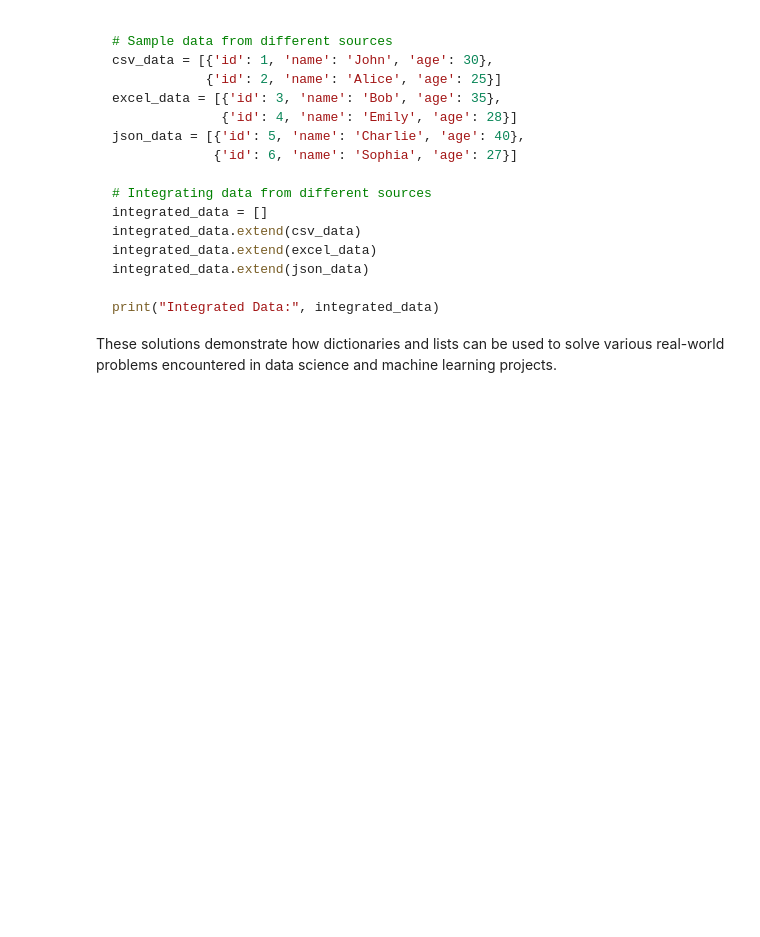
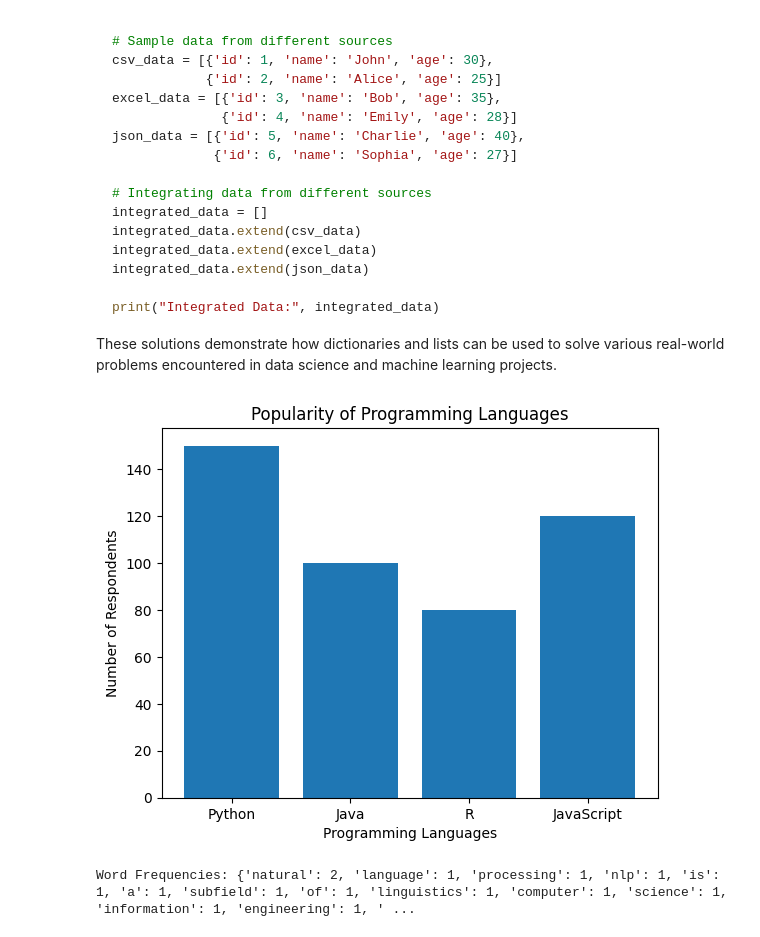
Before and after one commit to siddhantbhattarai/Py4DS-ML-Bootcamp, a Jupyter notebook: 1. Python-Basics/python-intermediate-question.ipynb, the cells around one changed output. Saved outputs shown, nothing was run; the diff lists cells and outputs as text; code cells hidden in the pictures; blank space fills up the shorter version.

Commit message:
python intermediate practice Q

````diff
--- a/1. Python-Basics/python-intermediate-question.ipynb
+++ b/1. Python-Basics/python-intermediate-question.ipynb
@@ -148,3 +148,37 @@ print("Integrated Data:", integrated_data)
 ```
 
 These solutions demonstrate how dictionaries and lists can be used to solve various real-world problems encountered in data science and machine learning projects.
+# %%
+# Data Visualization:
+import matplotlib.pyplot as plt
+
+# Sample data
+programming_languages = {'Python': 150, 'Java': 100, 'R': 80, 'JavaScript': 120}
+
+# Plotting
+plt.bar(programming_languages.keys(), programming_languages.values())
+plt.xlabel('Programming Languages')
+plt.ylabel('Number of Respondents')
+plt.title('Popularity of Programming Languages')
+plt.show()
+# %% [output]
+[figure, added]
+# %%
+# Data Preprocessing:
+import re
+
+# Sample text
+text = "Natural language processing (NLP) is a subfield of linguistics, computer science, information engineering, and artificial intelligence concerned with the interactions between computers and human (natural) languages."
+
+# Preprocessing
+words = re.findall(r'\b\w+\b', text.lower())
+word_freq = {}
+for word in words:
+    if word in word_freq:
+        word_freq[word] += 1
+    else:
+        word_freq[word] = 1
+
+print("Word Frequencies:", word_freq)
+# %% [output]
+Word Frequencies: {'natural': 2, 'language': 1, 'processing': 1, 'nlp': 1, 'is': 1, 'a': 1, 'subfield': 1, 'of': 1, 'linguistics': 1, 'computer': 1, 'science': 1, 'information': 1, 'engineering': 1, ' ...
````
Also changed, not shown: parts of 4 cells of this notebook.
